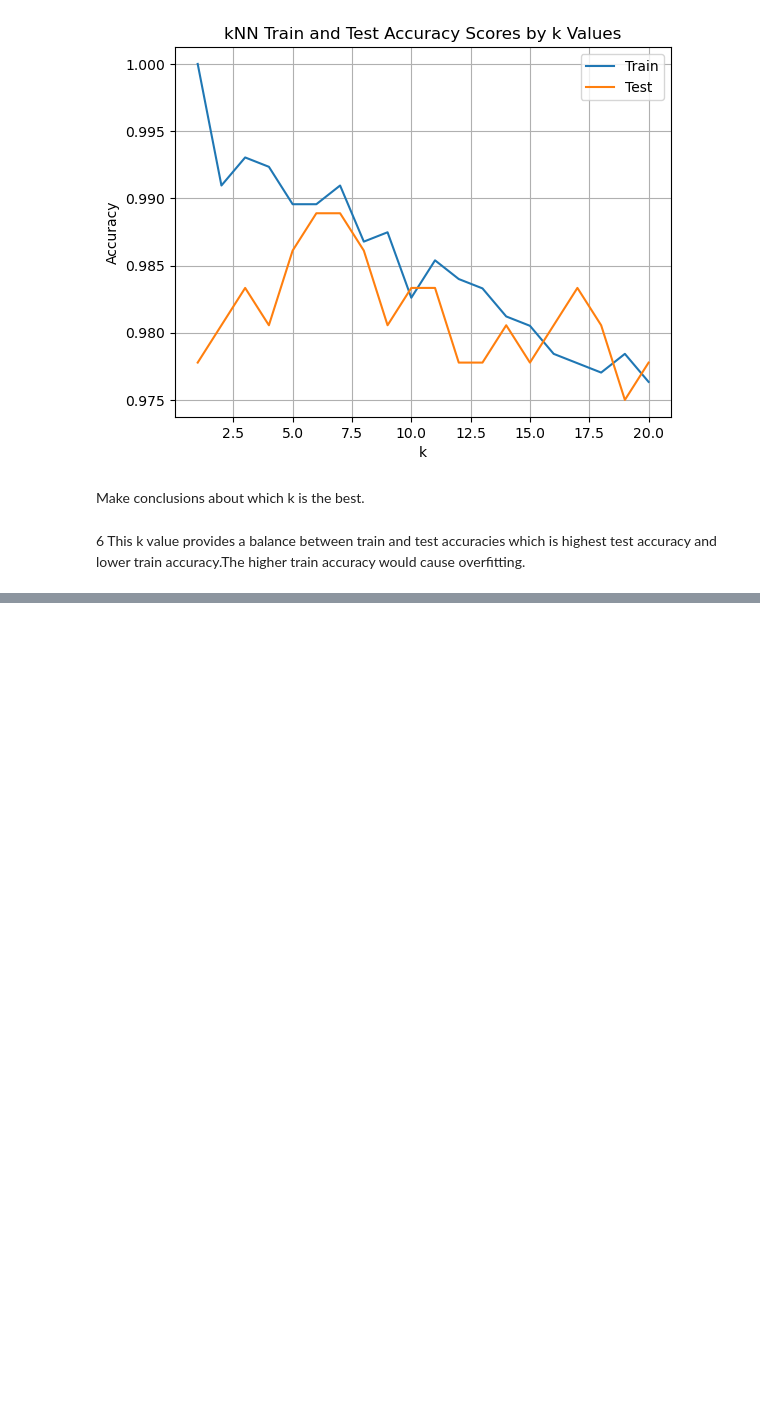
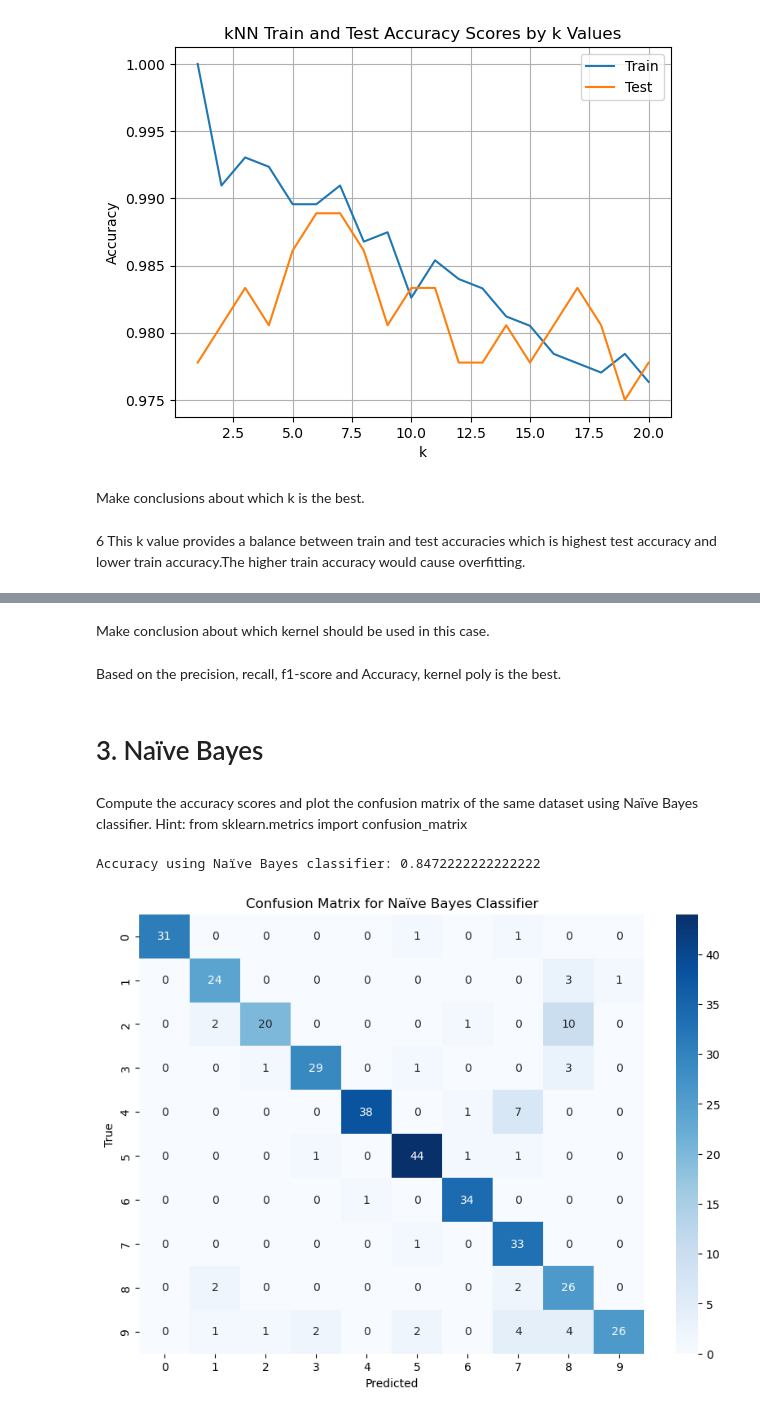
Before and after one commit to GuangYang97/3803ict-workshops, a Jupyter notebook: week3/Classification.ipynb, the cells around one changed output, grey strips where cells are left out. Drawn from its saved outputs; the diff is of its cells as text; code cells hidden in the pictures; blank space fills up the shorter version.

```diff
--- a/week3/Classification.ipynb
+++ b/week3/Classification.ipynb
@@ -92,0 +120,16 @@ This k value provides a balance between train and test accuracies which is highe
+# %%
+from sklearn.metrics import classification_report
+
+# Define the kernels to compare
+kernels = ['linear', 'rbf', 'poly','sigmoid']
+
+# Compute accuracy scores and classification reports for different kernels
+for kernel in kernels:
+    svm = SVC(kernel=kernel, random_state=42)
+    svm.fit(X_train, y_train)
+    y_pred = svm.predict(X_test)
+    accuracy = accuracy_score(y_test, y_pred)
+    report = classification_report(y_test, y_pred)
+
+    print("Accuracy for kernel", kernel ,":",accuracy)
+    print("Classification report for kernel", kernel, ":\n",report)
@@ -92,0 +154,38 @@ This k value provides a balance between train and test accuracies which is highe
+# %% [markdown]
+Make conclusion about which kernel should be used in this case.
+# %% [markdown]
+Based on the precision, recall, f1-score and Accuracy, kernel poly is the best.
+# %% [markdown]
+# 3. Naïve Bayes
+# %% [markdown]
+Compute the accuracy scores and plot the confusion matrix of the same dataset using
+Naïve Bayes classifier. Hint: from sklearn.metrics import confusion_matrix
+# %%
+from sklearn.naive_bayes import GaussianNB
+from sklearn.metrics import confusion_matrix
+import seaborn as sns
+
+# Initialize the Naïve Bayes classifier
+nb = GaussianNB()
+
+# Train the classifier on the training set
+nb.fit(X_train, y_train)
+
+# Make predictions on the test set
+y_pred = nb.predict(X_test)
+
+# Calculate the accuracy score
+accuracy = accuracy_score(y_test, y_pred)
+print(f"Accuracy using Naïve Bayes classifier:", accuracy)
+
+# Compute and plot the confusion matrix
+cm = confusion_matrix(y_test, y_pred)
+plt.figure(figsize=(10, 7))
+sns.heatmap(cm, annot=True, cmap='Blues', fmt='d')
+plt.xlabel('Predicted')
+plt.ylabel('True')
+plt.title('Confusion Matrix for Naïve Bayes Classifier')
+plt.show()
+# %% [output]
+Accuracy using Naïve Bayes classifier: 0.8472222222222222
+[figure, added]
```
Also changed, not shown: parts of 8 cells of this notebook.
